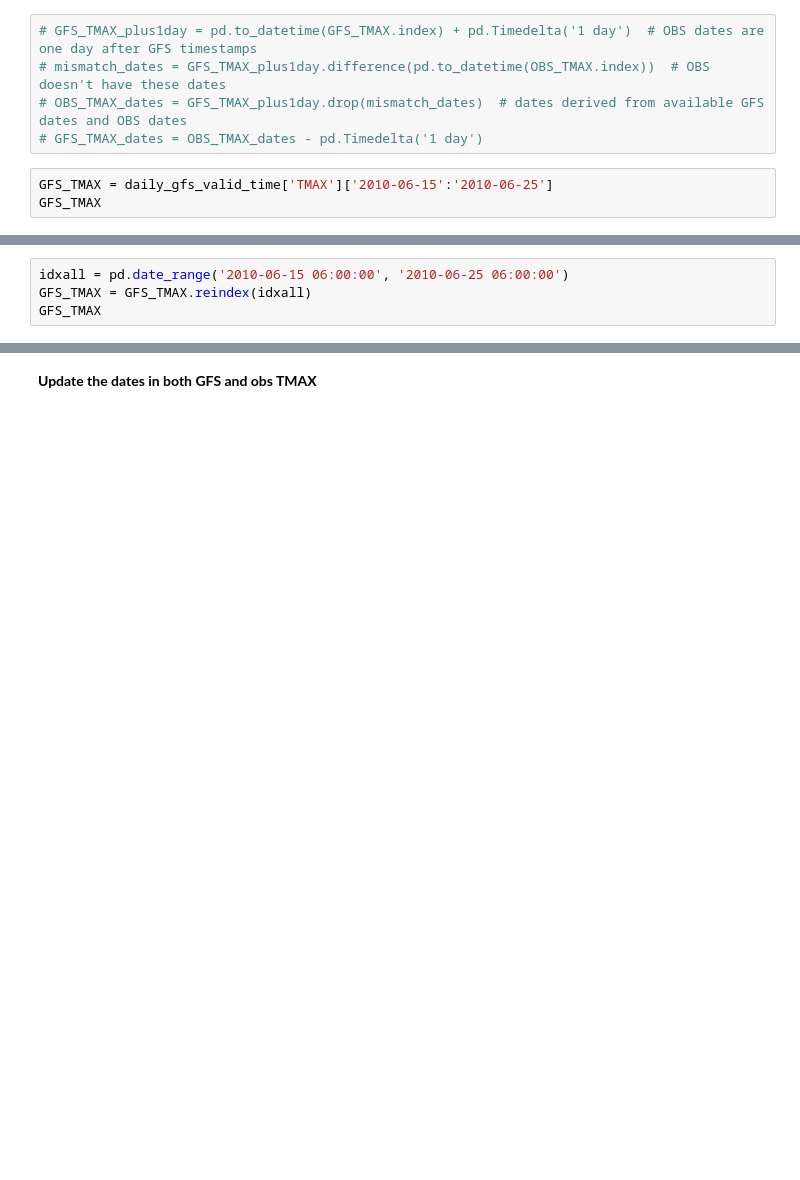
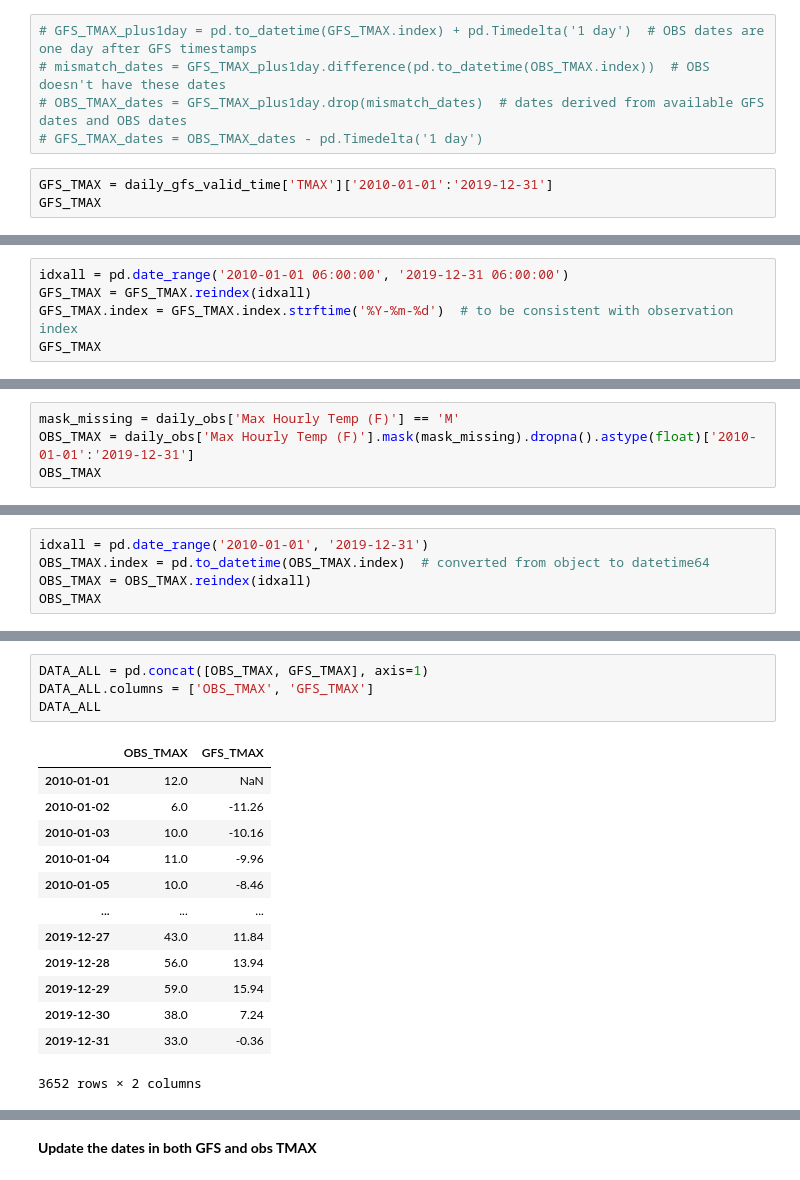
Before and after one commit to chuchun2/ATMS-597-Project-4-Group-C, a Jupyter notebook: project4_0402_CC.ipynb, the cells around one changed output, grey strips where cells are left out. Drawn from its saved outputs; the diff is of its cells as text; blank space fills up the shorter version.

```diff
--- a/project4_0402_CC.ipynb
+++ b/project4_0402_CC.ipynb
@@ -402,6 +402,6 @@ Name: Max Hourly Temp (F), Length: 3261, dtype: float64
 # OBS_TMAX_dates = GFS_TMAX_plus1day.drop(mismatch_dates)  # dates derived from available GFS dates and OBS dates
 # GFS_TMAX_dates = OBS_TMAX_dates - pd.Timedelta('1 day')
 # %%
-GFS_TMAX = daily_gfs_valid_time['TMAX']['2010-06-15':'2010-06-25']
+GFS_TMAX = daily_gfs_valid_time['TMAX']['2010-01-01':'2019-12-31']
 GFS_TMAX
 # %% [output]
@@ -419,5 +420,6 @@ Name: TMAX, dtype: float64
 # %%
-idxall = pd.date_range('2010-06-15 06:00:00', '2010-06-25 06:00:00')
+idxall = pd.date_range('2010-01-01 06:00:00', '2019-12-31 06:00:00')
 GFS_TMAX = GFS_TMAX.reindex(idxall)
+GFS_TMAX.index = GFS_TMAX.index.strftime('%Y-%m-%d')  # to be consistent with observation index
 GFS_TMAX
 # %% [output]
@@ -435,0 +438,4 @@ Freq: D, Name: TMAX, dtype: float64
+# %%
+mask_missing = daily_obs['Max Hourly Temp (F)'] == 'M'
+OBS_TMAX = daily_obs['Max Hourly Temp (F)'].mask(mask_missing).dropna().astype(float)['2010-01-01':'2019-12-31']
+OBS_TMAX
@@ -435,0 +456,5 @@ Freq: D, Name: TMAX, dtype: float64
+# %%
+idxall = pd.date_range('2010-01-01', '2019-12-31')
+OBS_TMAX.index = pd.to_datetime(OBS_TMAX.index)  # converted from object to datetime64
+OBS_TMAX = OBS_TMAX.reindex(idxall)
+OBS_TMAX
@@ -435,0 +474,18 @@ Freq: D, Name: TMAX, dtype: float64
+# %%
+DATA_ALL = pd.concat([OBS_TMAX, GFS_TMAX], axis=1)
+DATA_ALL.columns = ['OBS_TMAX', 'GFS_TMAX']
+DATA_ALL
+# %% [output]
+|  | OBS_TMAX | GFS_TMAX |
+| 2010-01-01 | 12.0 | NaN |
+| 2010-01-02 | 6.0 | -11.26 |
+| 2010-01-03 | 10.0 | -10.16 |
+| 2010-01-04 | 11.0 | -9.96 |
+| 2010-01-05 | 10.0 | -8.46 |
+| ... | ... | ... |
+| 2019-12-27 | 43.0 | 11.84 |
+| 2019-12-28 | 56.0 | 13.94 |
+| 2019-12-29 | 59.0 | 15.94 |
+| 2019-12-30 | 38.0 | 7.24 |
+| 2019-12-31 | 33.0 | -0.36 |
+3652 rows × 2 columns
```
Also changed, not shown: parts of 7 cells of this notebook.
